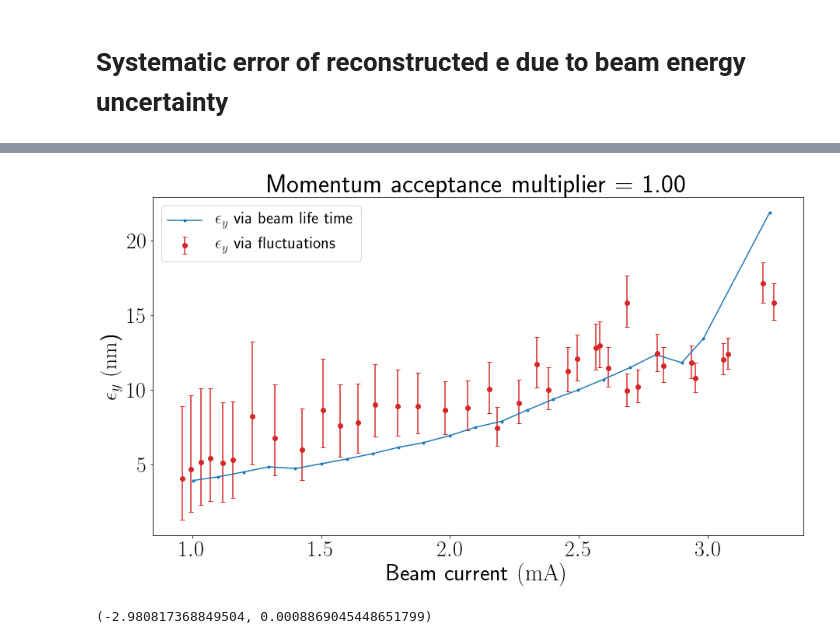
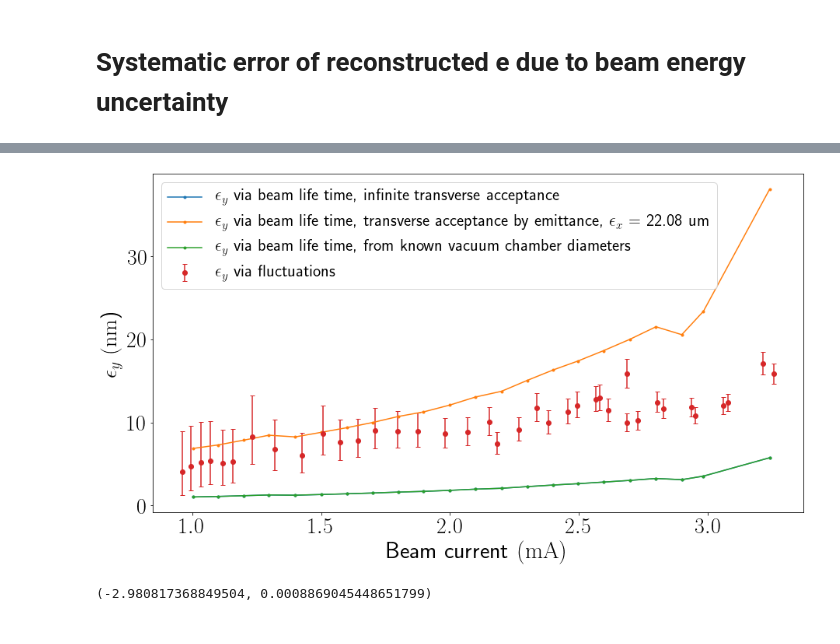
Before and after one commit to IharLobach/fur, a Jupyter notebook: shifts/shift_03_16_2020/round_and_round_long_plots/plot_round.ipynb, the cells around one changed output, grey strips where cells are left out. Drawn from its saved outputs; the diff is of its cells as text; code cells hidden in the pictures.

Commit message:
added vacuum chamber diameter vs S in Touchek

```diff
--- a/shifts/shift_03_16_2020/round_and_round_long_plots/plot_round.ipynb
+++ b/shifts/shift_03_16_2020/round_and_round_long_plots/plot_round.ipynb
@@ -180,3 +180,10 @@ np.sqrt(10e-3)/get_LamTska(lattice_df, V0, sp, ex, sz, Ibeam,
 i_to_photoel = cur_to_sum_channel*sum_channel_to_photoelectrons
 lt_df = pd.read_csv(shift.get_results_dir().fi("life_time_flat_03_16_2020.csv"),
             index_col=0)
+# %%
+idx_ac = 793
+a_ac_cm = 0.38
+beta_ac_cm = lattice_df.loc[idx_ac, 'Beta_cm_X']
+dispersion_ac_cm = lattice_df.loc[idx_ac, 'Dispersion_cm_X']
+ex_ac_um = 1e4*a_ac_cm**2/beta_ac_cm
+ex_ac_um
@@ -182,0 +192,2 @@ lt_df = pd.read_csv(shift.get_results_dir().fi("life_time_flat_03_16_2020.csv"),
+# %%
+ap_df = shift.get_Aperture_X_df()
@@ -183,44 +207,66 @@ lt_df = pd.read_csv(shift.get_results_dir().fi("life_time_flat_03_16_2020.csv"),
 # %%
-ap = 0.9
+
 lt_df['N'] = i_to_photoel*lt_df['I (mA)']
-def get_ey_from_lifetime(row):
-    Ibeam = row['I (mA)']
-    lt = row['Beam life time (Sec)']
-    avN = row['N']
-    V0 = Vrf_f_func(avN)
-    sp = dpp_func(avN)
-    ex = ex_f_func(avN)
-    sz = 1e-4*sz_f_func(avN)
-    lamTska = get_LamTska(lattice_df, V0, sp, ex, sz, Ibeam,
-                          aperture_factor=ap,
-                          use_transverse_acceptance_octupole=True,
-                          use_constant_transverse_acceptance=True,
-                          constant_acceptance_cm=0.)
-    return 1e3*(lt*lamTska)**2
-lt_df['ey_rec'] = lt_df.apply(get_ey_from_lifetime, axis=1)
+
+def get_ey_from_lifetime_func(
+    momentum_aperture,
+    fixed_emittance,
+    variable_aperture):
+    def get_ey_from_lifetime(row):
+        Ibeam = row['I (mA)']
+        lt = row['Beam life time (Sec)']
+        avN = row['N']
+        V0 = Vrf_f_func(avN)
+        sp = dpp_func(avN)
+        ex = ex_f_func(avN)
+        sz = 1e-4*sz_f_func(avN)
+        lamTska = get_LamTska(lattice_df, V0, sp, ex, sz, Ibeam,
+          aperture_factor=momentum_aperture,
+          use_transverse_acceptance_octupole=True,
+          use_constant_transverse_acceptance=False,
+          constant_acceptance_cm=1.0,
+          use_transverse_acceptance_by_emittance=fixed_emittance,
+          emittance_acceptance_um=ex_ac_um,
+          use_variable_aperture_df=variable_aperture,
+          variable_aperture_df=ap_df
+         )
+        return 1e3*(lt*lamTska)**2
+    return get_ey_from_lifetime
+lt_df['ey_rec_no_transv_acc'] = lt_df.apply(get_ey_from_lifetime_func(
+    1.0, False, False), axis=1)
+lt_df['ey_rec_transv_acc_by_ex'] = lt_df.apply(get_ey_from_lifetime_func(
+    1.0, True, False), axis=1)
+lt_df['ey_rec_variable_acc_df'] = lt_df.apply(get_ey_from_lifetime_func(
+    1.0, False, True), axis=1)
 plt.rcParams["text.usetex"] =True
 plt.rc('text.latex', preamble=\
        r'\usepackage{siunitx}'
       +r'\newcommand{\e}{\epsilon}')
 plt.rcParams.update({'figure.figsize':(15,8),
                      'font.size': 28,
                      'legend.fontsize':22,
                      'errorbar.capsize':3})
 fs = 28
 color='tab:red'
 fig, ax = plt.subplots()
 yerr = 1e3*np.array([meas_FLAT['ey_error_bottom'],meas_FLAT['ey_error_top']])
 ax.errorbar(meas_FLAT['N']/i_to_photoel, 1e3*meas_FLAT['ey_rec'],
              marker='o', linestyle='None',
              color=color, yerr=yerr, label=r'$\e_y$ via fluctuations')
-ax.plot(lt_df['I (mA)'], lt_df['ey_rec'], '.-', label=r"$\e_y$ via beam life time")
+ax.plot(lt_df['I (mA)'], lt_df['ey_rec_no_transv_acc'], '.-',
+        label=r"$\e_y$ via beam life time, infinite transverse acceptance")
+ax.plot(lt_df['I (mA)'], lt_df['ey_rec_transv_acc_by_ex'], '.-',
+        label=r"$\e_y$ via beam life time, transverse acceptance by emittance"
+       r", $\e_x$ = "+f"{ex_ac_um:.2f} um")
+ax.plot(lt_df['I (mA)'], lt_df['ey_rec_variable_acc_df'], '.-',
+        label=r"$\e_y$ via beam life time, from known vacuum chamber diameters")
 ax.set_ylabel(r"$\e_y$ $(\SI{}{nm}$)", fontsize=fs)
 ax.set_xlabel(r"Beam current $(\SI{}{mA})$")
 ax.legend()
-plt.title(f"Momentum acceptance multiplier = {ap:.2f}")
+# plt.title(f"Momentum acceptance multiplier = {ap:.2f}")
 plt.show()
 # %% [output]
-[figure, old version]
+[figure, new version]
 # %%
 idx = 0
 gamma = get_from_config("gamma")
```
Also changed, not shown: parts of 6 cells of this notebook, 3 other files.
